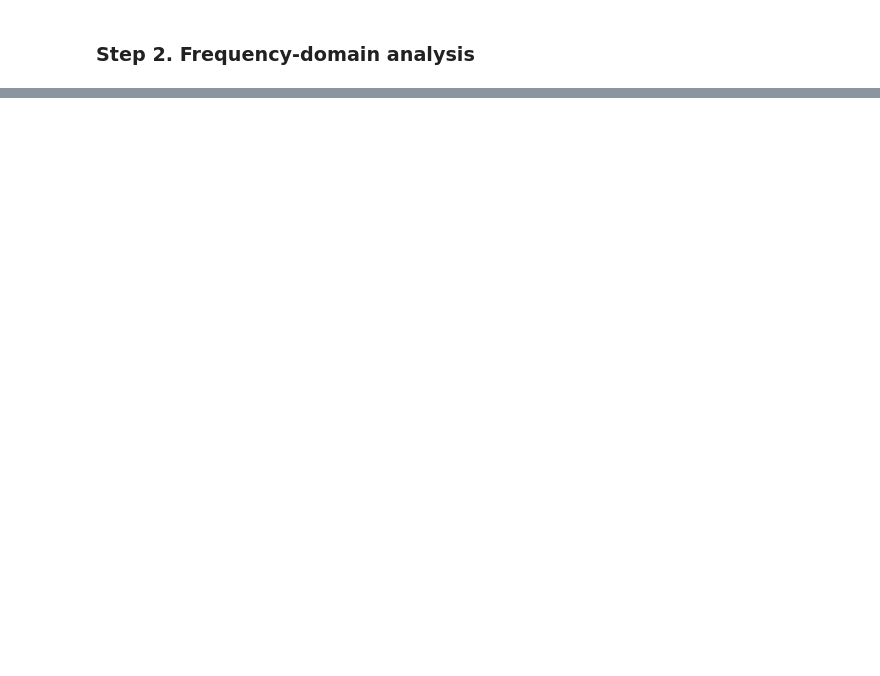
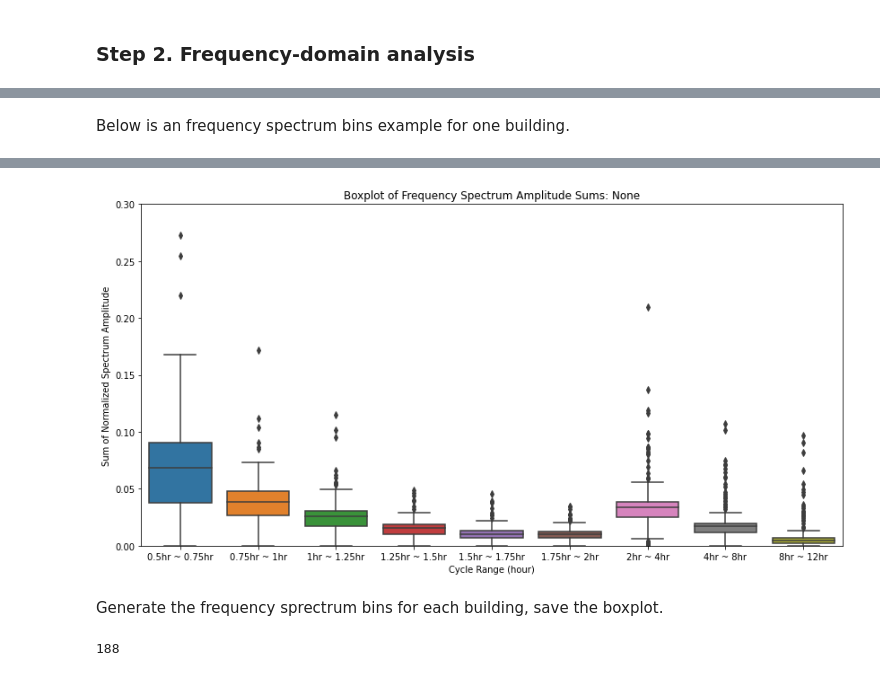
Before and after one commit to WalterZWang/EULP, a Jupyter notebook: frequency_domain/workflow_frequency_domain.ipynb, the cells around one changed output, grey strips where cells are left out. Cells and saved outputs as stored; diff of their text form; code cells hidden in the pictures; blank space fills up the shorter version.

Commit message:
Added daily frequency spectrum bin sums calculation

```diff
--- a/frequency_domain/workflow_frequency_domain.ipynb
+++ b/frequency_domain/workflow_frequency_domain.ipynb
@@ -81,0 +94,14 @@ v_typical_ts_CSVs = list(np.take(v_ts_CSVs, np.where(kmeans_labels==1))[0]) # Ca
+# %%
+hour_interval_bins = [
+    [0.5, 0.75],
+    [0.75, 1],
+    [1, 1.25],
+    [1.25, 1.5],
+    [1.5, 1.75],
+    [1.75, 2],
+    [2, 4],
+    [4, 8],
+    [8, 12]
+]
+
+fd.print_hour_interval_bin_info(hour_interval_bins)
@@ -81,0 +122,11 @@ v_typical_ts_CSVs = list(np.take(v_ts_CSVs, np.where(kmeans_labels==1))[0]) # Ca
+# %%
+import pandas as pd
+
+dir_typical_ts_CSVs = '/mnt/c/Users/hlee9/Documents/GitHub/DOE_EULP/EULP/data_all/valid_CSVs'
+dir_daily_window_dft_out = '/mnt/c/Users/hlee9/Documents/GitHub/DOE_EULP/EULP/fig/step_2'
+
+v_typical_ts_CSVs = ex.get_all_file_paths(dir_typical_ts_CSVs, 'csv')
+
+csv_in = v_typical_ts_CSVs[1]
+df_ts = ex.clean_pge_df_ts(csv_in, 2015).dropna()
+df_ts
@@ -81,0 +148,7 @@ v_typical_ts_CSVs = list(np.take(v_ts_CSVs, np.where(kmeans_labels==1))[0]) # Ca
+# %% [markdown]
+Below is an frequency spectrum bins example for one building.
+# %%
+df = fd.get_daily_fft_sum_bins(df_ts, hour_interval_bins)
+fd.daily_fft_sum_bins_boxplot(df)
+df.describe()
+# %% [output]
@@ -81,0 +164,7 @@ v_typical_ts_CSVs = list(np.take(v_ts_CSVs, np.where(kmeans_labels==1))[0]) # Ca
+[figure, added]
+# %% [markdown]
+Generate the frequency sprectrum bins for each building, save the boxplot.
+# %%
+len(v_typical_ts_CSVs)
+# %% [output]
+188
```
Also changed, not shown: parts of 19 cells of this notebook, 5 other files.
